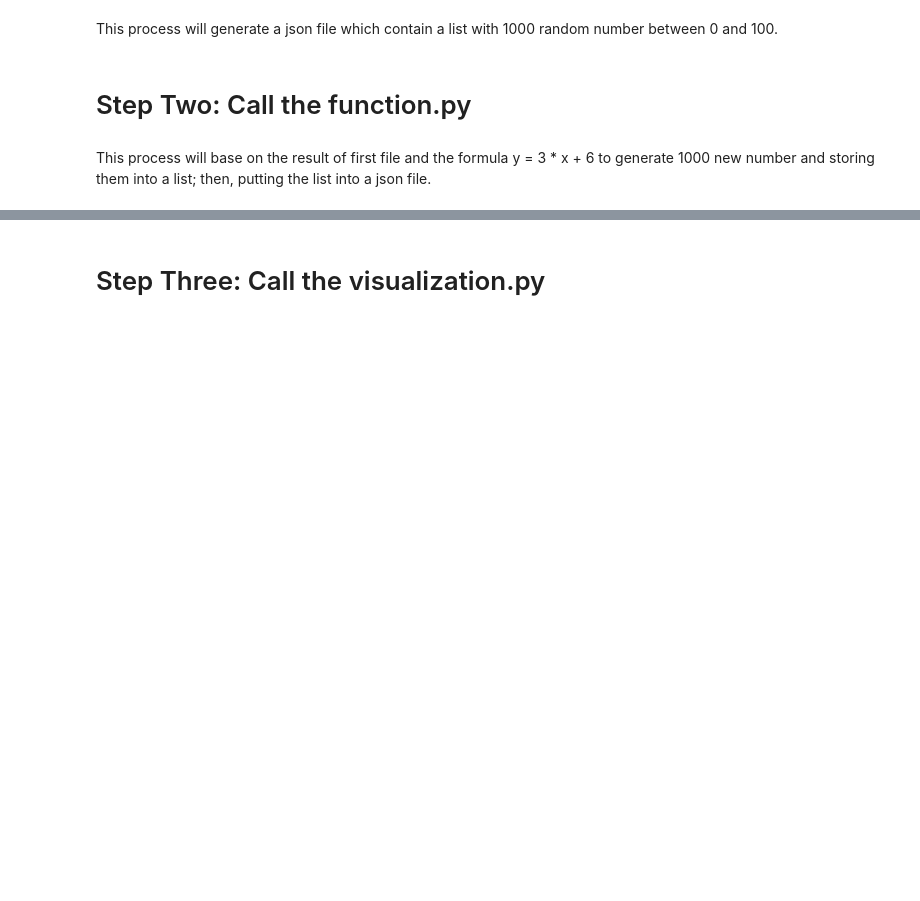
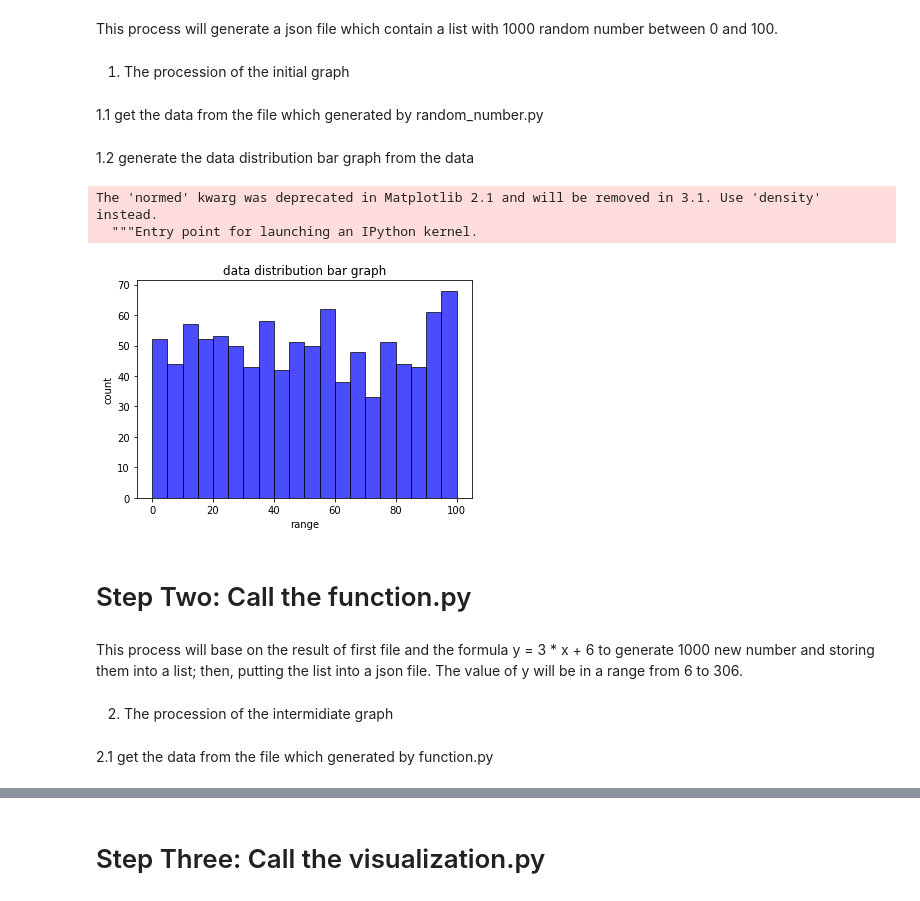
Before and after one commit to xielidawan/560_hw2, a Jupyter notebook: HW2_task5.ipynb, the cells around one changed output, grey strips where cells are left out. Saved outputs shown, nothing was run; the diff lists cells and outputs as text; code cells hidden in the pictures; blank space fills up the shorter version.

```diff
--- a/HW2_task5.ipynb
+++ b/HW2_task5.ipynb
@@ -4,9 +7,32 @@
 This process will generate a json file which contain a list with 1000 random number between 0 and 100.
 # %%
 %run random_number.py
+# %% [markdown]
+1. The procession of the initial graph
+# %% [markdown]
+1.1 get the data from the file which generated by random_number.py
+# %%
+with open('file1.json', 'r') as f:
+        num_list = json.loads(f.read())
+# %% [markdown]
+1.2 generate the data distribution bar graph from the data
+# %%
+plt.hist(num_list, bins=20, normed=0, facecolor="blue", edgecolor="black", alpha=0.7)
+plt.xlabel("range")
+plt.ylabel("count")
+plt.title("data distribution bar graph")
+plt.show()
+# %% [output]
+The 'normed' kwarg was deprecated in Matplotlib 2.1 and will be removed in 3.1. Use 'density' instead.
+  """Entry point for launching an IPython kernel.
+[figure, added]
 # %% [markdown]
 # Step Two: Call the function.py
 # %% [markdown]
-This process will base on the result of first file and the formula y = 3 * x + 6 to generate 1000 new number and storing them into a list; then, putting the list into a json file.
+This process will base on the result of first file and the formula y = 3 * x + 6 to generate 1000 new number and storing them into a list; then, putting the list into a json file. The value of y will be in a range from 6 to 306.
 # %%
 %run function.py
+# %% [markdown]
+2. The procession of the intermidiate graph
+# %% [markdown]
+2.1 get the data from the file which generated by function.py
```
Also changed, not shown: parts of 9 cells of this notebook.
